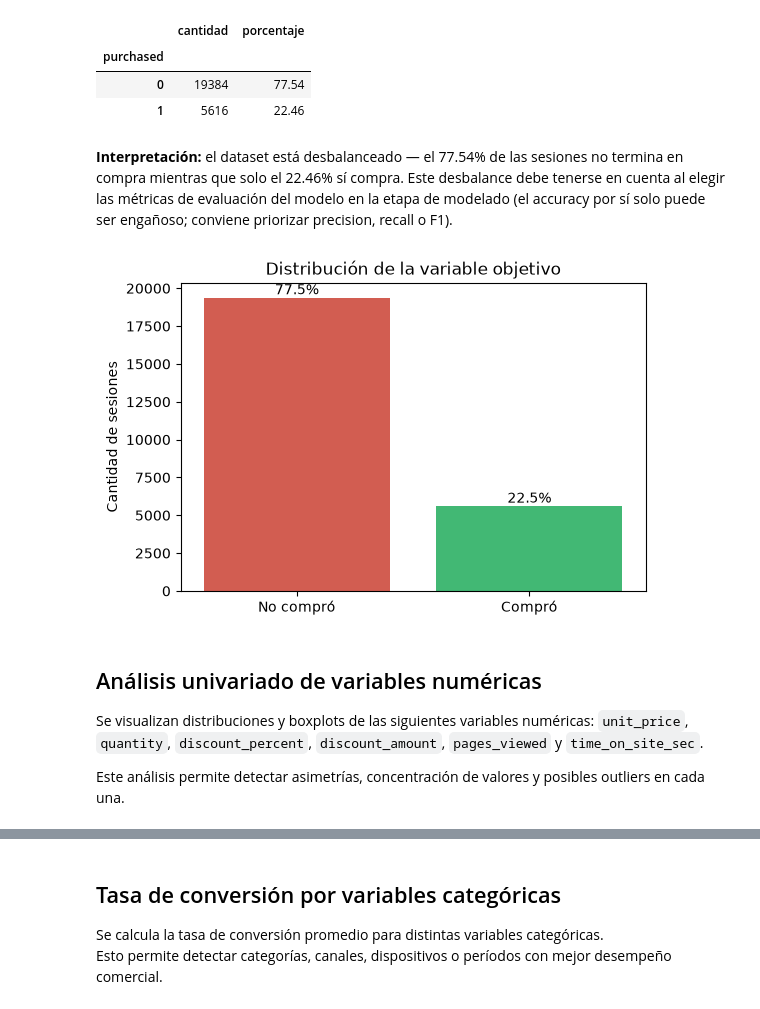
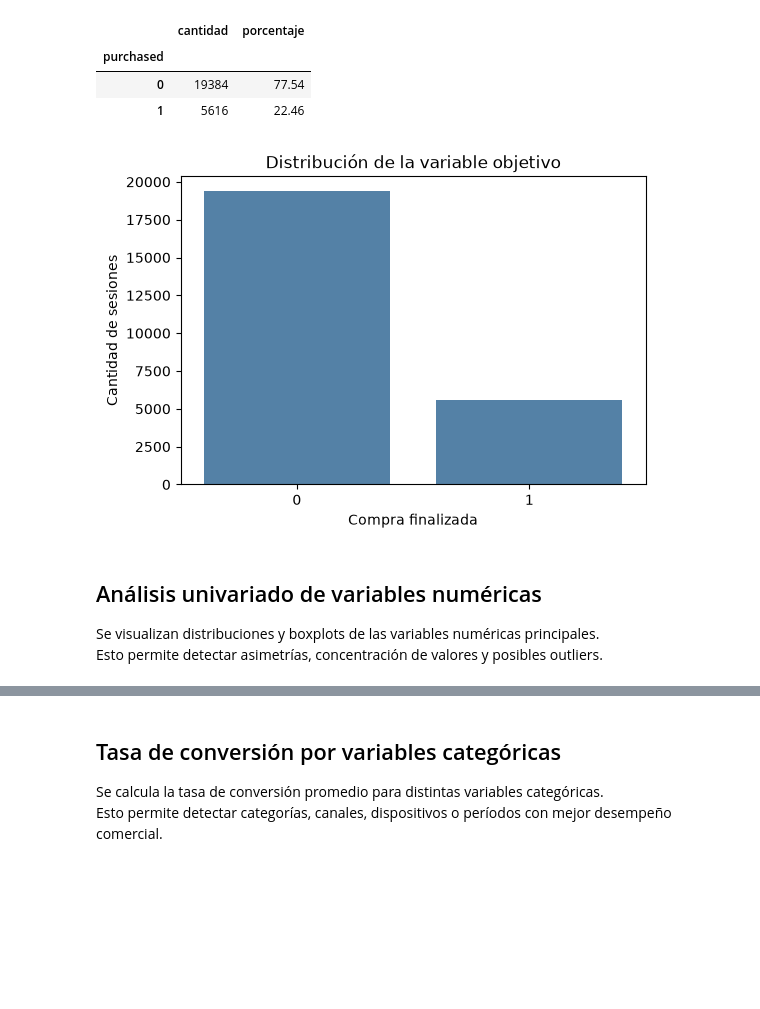
Before and after one commit to TomasDinardi/Proyecto-de-Recomendacion-InsightLab, a Jupyter notebook: MLOps-InsightLab/src/analisis_exploratorio.ipynb, the cells around one changed output, grey strips where cells are left out. Saved outputs shown, nothing was run; the diff lists cells and outputs as text; code cells hidden in the pictures; blank space fills up the shorter version.

Commit message:
Revert "EDA: corrige bugs de category/mean, documenta leakage con evidencia, agrega outliers, reglas de promociones y variables derivadas"
This reverts commit 77ed194f1f8fe25a1fdee3152f9b10256f26dd83.

```diff
--- a/MLOps-InsightLab/src/analisis_exploratorio.ipynb
+++ b/MLOps-InsightLab/src/analisis_exploratorio.ipynb
@@ -181,7 +117,7 @@ data["visit_date"] = pd.to_datetime(
     data["visit_date"],
     format="%d-%m-%Y",
     errors="coerce"
-).dt.date
+)
 
-data[["visit_date", "visit_season"]].head(20)
+data[["visit_date", "visit_day", "visit_month", "visit_weekday", "visit_season"]].head()
 # %% [output]
@@ -303,8 +228,3 @@ Columnas categóricas/codificadas:
 
 Columnas numéricas:
 ['unit_price', 'quantity', 'discount_percent', 'discount_amount', 'revenue', 'pages_viewed', 'time_on_site_sec', 'review_helpful_votes', 'revenue_normalized']
-# %%
-for columna in columnas_categoricas:
-    data[columna] = data[columna].astype("category")
-
-data.dtypes
@@ -370,40 +261,24 @@ distribucion_target
 | purchased |  |  |
 | 0 | 19384 | 77.54 |
 | 1 | 5616 | 22.46 |
-# %% [markdown]
-**Interpretación:** el dataset está desbalanceado — el 77.54% de las sesiones no termina en compra mientras que solo el 22.46% sí compra.
-Este desbalance debe tenerse en cuenta al elegir las métricas de evaluación del modelo en la etapa de modelado (el accuracy por sí solo puede ser engañoso; conviene priorizar precision, recall o F1).
 # %%
 plt.figure(figsize=(6, 4))
 
-ax = sns.countplot(
+sns.countplot(
     data=data,
     x=TARGET,
-    hue=TARGET,
-    palette=["#e74c3c", "#2ecc71"],
-    legend=False
+    color="steelblue"
 )
-ax.set_xticks([0, 1])
-ax.set_xticklabels(["No compró", "Compró"])
-
-for p in ax.patches:
-    pct = 100 * p.get_height() / len(data)
-    ax.annotate(
-        f'{pct:.1f}%',
-        (p.get_x() + p.get_width() / 2, p.get_height()),
-        ha='center', va='bottom'
-    )
 
 plt.title("Distribución de la variable objetivo")
-plt.xlabel("")
+plt.xlabel("Compra finalizada")
 plt.ylabel("Cantidad de sesiones")
 plt.show()
 # %% [output]
-[figure, old version]
+[figure, new version]
 # %% [markdown]
 ## Análisis univariado de variables numéricas
 
-Se visualizan distribuciones y boxplots de las siguientes variables numéricas: `unit_price`, `quantity`, `discount_percent`, `discount_amount`, `pages_viewed` y `time_on_site_sec`.
-
-Este análisis permite detectar asimetrías, concentración de valores y posibles outliers en cada una.
+Se visualizan distribuciones y boxplots de las variables numéricas principales.
+Esto permite detectar asimetrías, concentración de valores y posibles outliers.
 # %%
```
Also changed, not shown: parts of 72 cells of this notebook.
